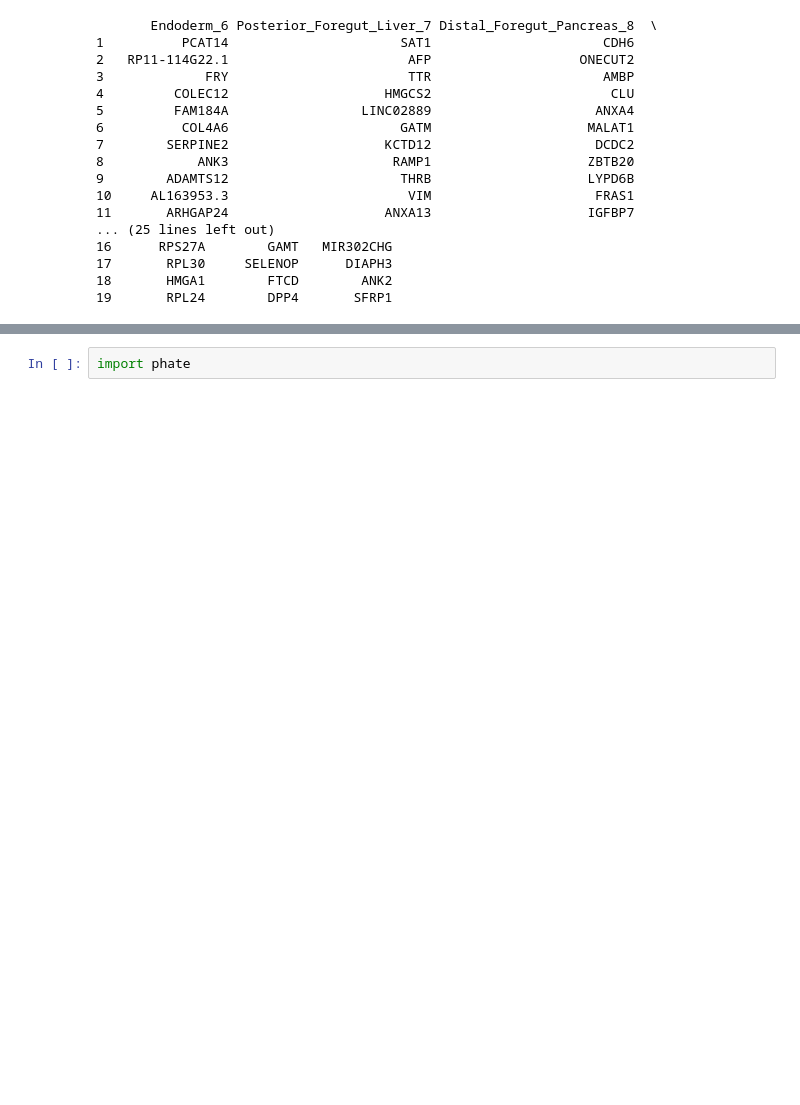
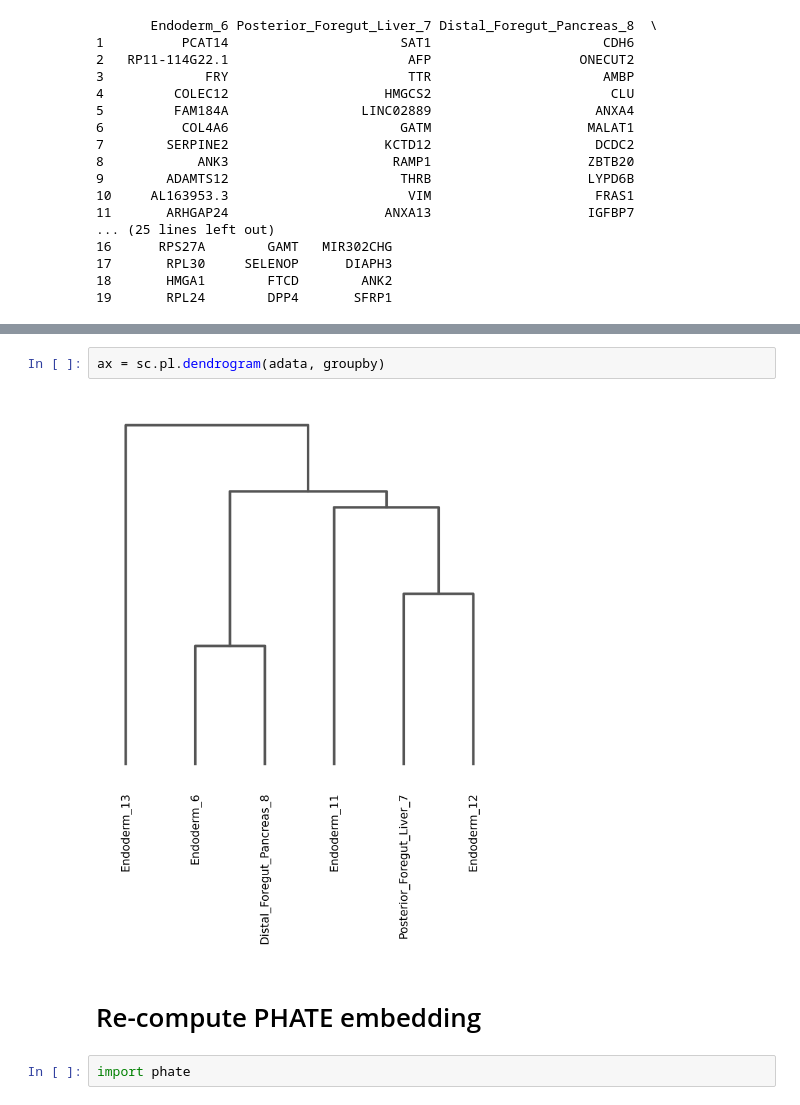
Before and after one commit to mckellardw/scCardiacOrganoid, a Jupyter notebook: scripts/pynb/2_endoderm_lineage.ipynb, the cells around one changed output, grey strips where cells are left out. Drawn from its saved outputs; the diff is of its cells as text; blank space fills up the shorter version.

```diff
--- a/scripts/pynb/2_endoderm_lineage.ipynb
+++ b/scripts/pynb/2_endoderm_lineage.ipynb
@@ -112,3 +136,9 @@ print(tmp.iloc()[1:20,:])
+# %%
+ax = sc.pl.dendrogram(adata, groupby)
+# %% [output]
+[figure, added]
+# %% [markdown]
+# Re-compute PHATE embedding
 # %%
 import phate
 # %%
```
Also changed, not shown: parts of 7 cells of this notebook.
